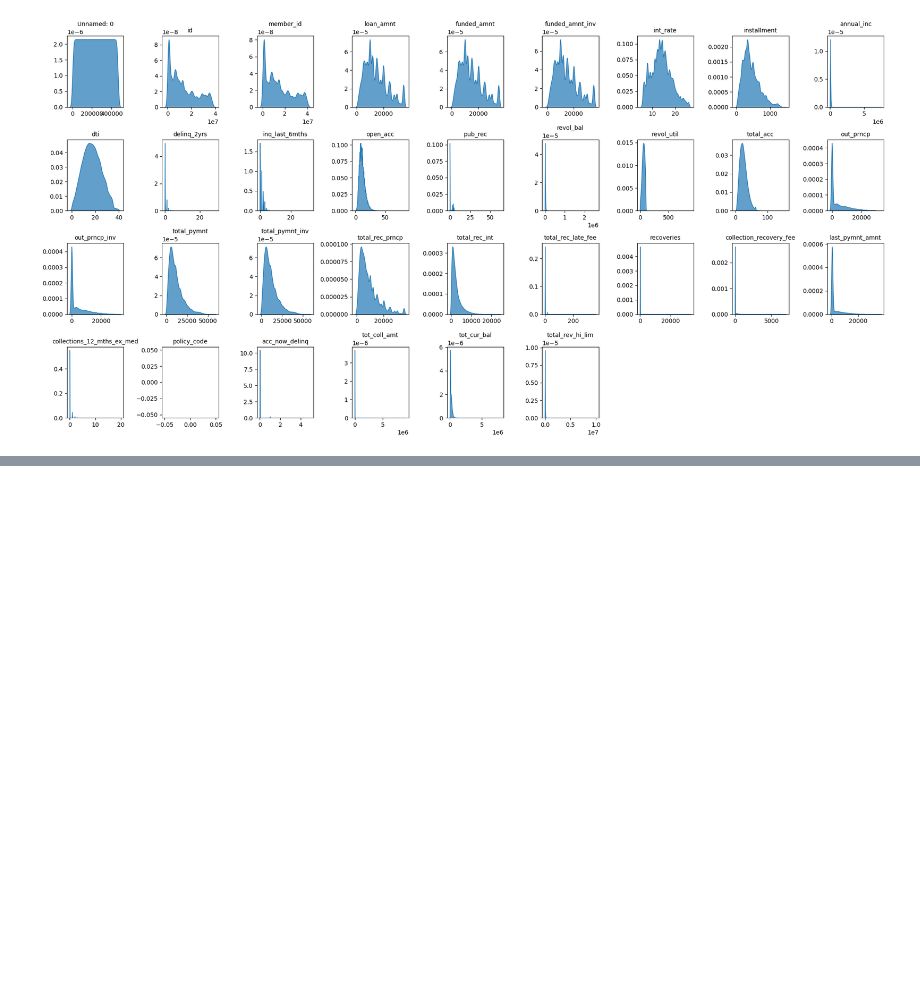
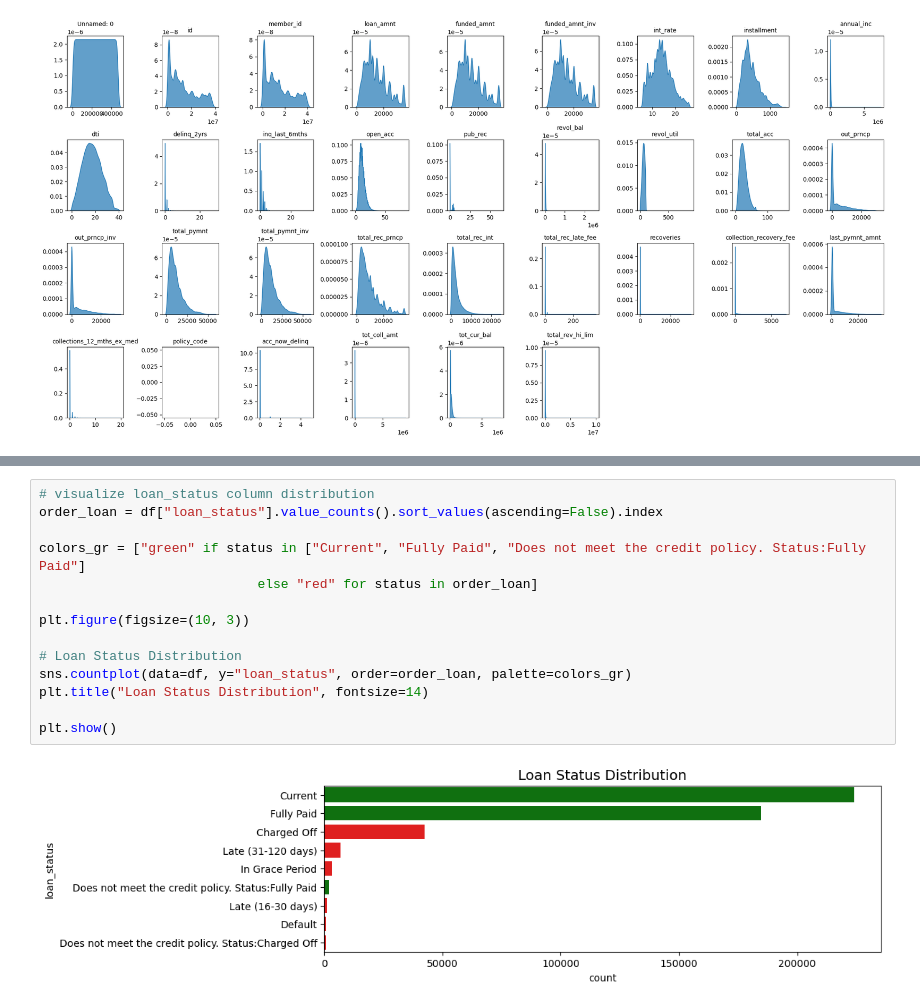
Before and after one commit to sandika104/IDX-Partners-Loan-Predictions, a Jupyter notebook: Notebook/notebook.ipynb, the cells around one changed output, grey strips where cells are left out. Saved outputs shown, nothing was run; the diff lists cells and outputs as text; blank space fills up the shorter version.

```diff
--- a/Notebook/notebook.ipynb
+++ b/Notebook/notebook.ipynb
@@ -336,0 +431,16 @@ Total columns with outliers: 24 columns
+# %%
+# visualize loan_status column distribution
+order_loan = df["loan_status"].value_counts().sort_values(ascending=False).index
+
+colors_gr = ["green" if status in ["Current", "Fully Paid", "Does not meet the credit policy. Status:Fully Paid"]
+                            else "red" for status in order_loan]
+
+plt.figure(figsize=(10, 3))
+
+# Loan Status Distribution
+sns.countplot(data=df, y="loan_status", order=order_loan, palette=colors_gr)
+plt.title("Loan Status Distribution", fontsize=14)
+
+plt.show()
+# %% [output]
+[figure, added]
```
Also changed, not shown: parts of 68 cells of this notebook.
